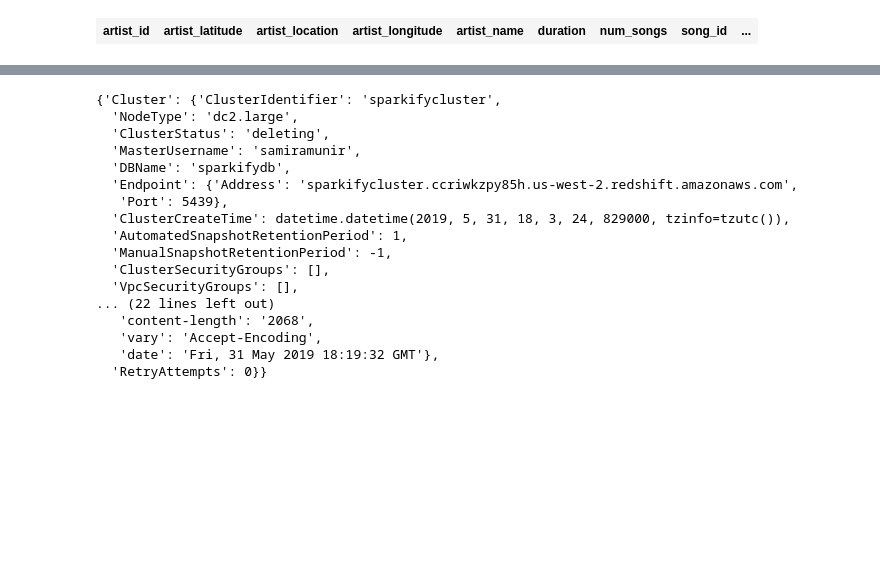
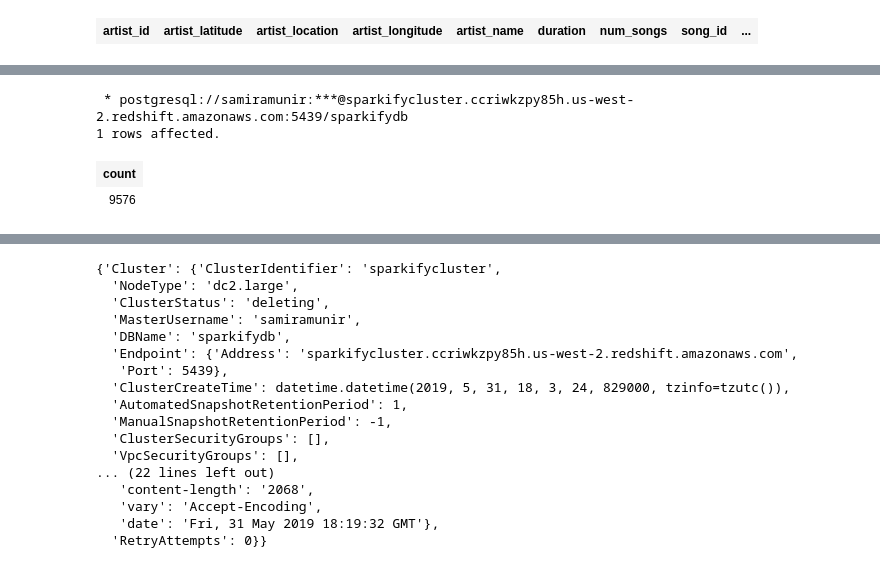
Before and after one commit to samiramunir/Data_Warehouse_in_Amazon_Redshift, a Jupyter notebook: test.ipynb, the cells around one changed output, grey strips where cells are left out. Cells and saved outputs as stored; diff of their text form; code cells hidden in the pictures; blank space fills up the shorter version.

```diff
--- a/test.ipynb
+++ b/test.ipynb
@@ -304 +482,20 @@ SELECT DISTINCT(concat(a.user_id, cast(a.ts as VARCHAR)) as songplay_id,
+# %%
+%%sql
+select count(*) FROM (
+
+                        select s1.artist_id
+                            FROM staging_songs s1
+                            JOIN
+                                (SELECT artist_id, MAX(duration) AS duration
+                                      FROM staging_songs
+                                      GROUP BY artist_id) as s2
+                            ON s1.artist_id = s2.artist_id
+                            AND s1.duration = s2.duration
+)
+;
+# %% [output]
+ * postgresql://samiramunir:***@sparkifycluster.ccriwkzpy85h.us-west-2.redshift.amazonaws.com:5439/sparkifydb
+1 rows affected.
+| count |
+| 9576 |
 # %%
```
Also changed, not shown: parts of 30 cells of this notebook, 3 other files.
